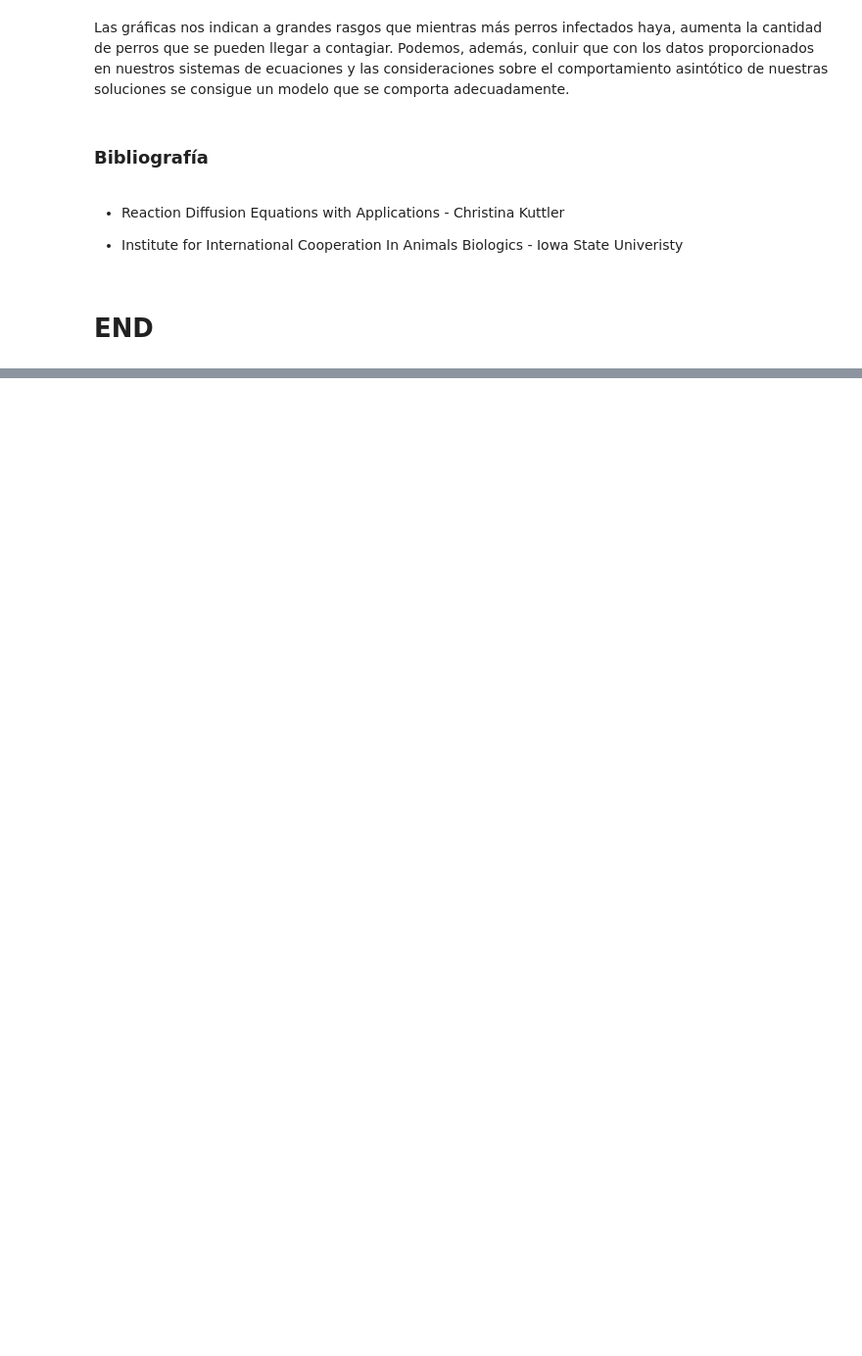
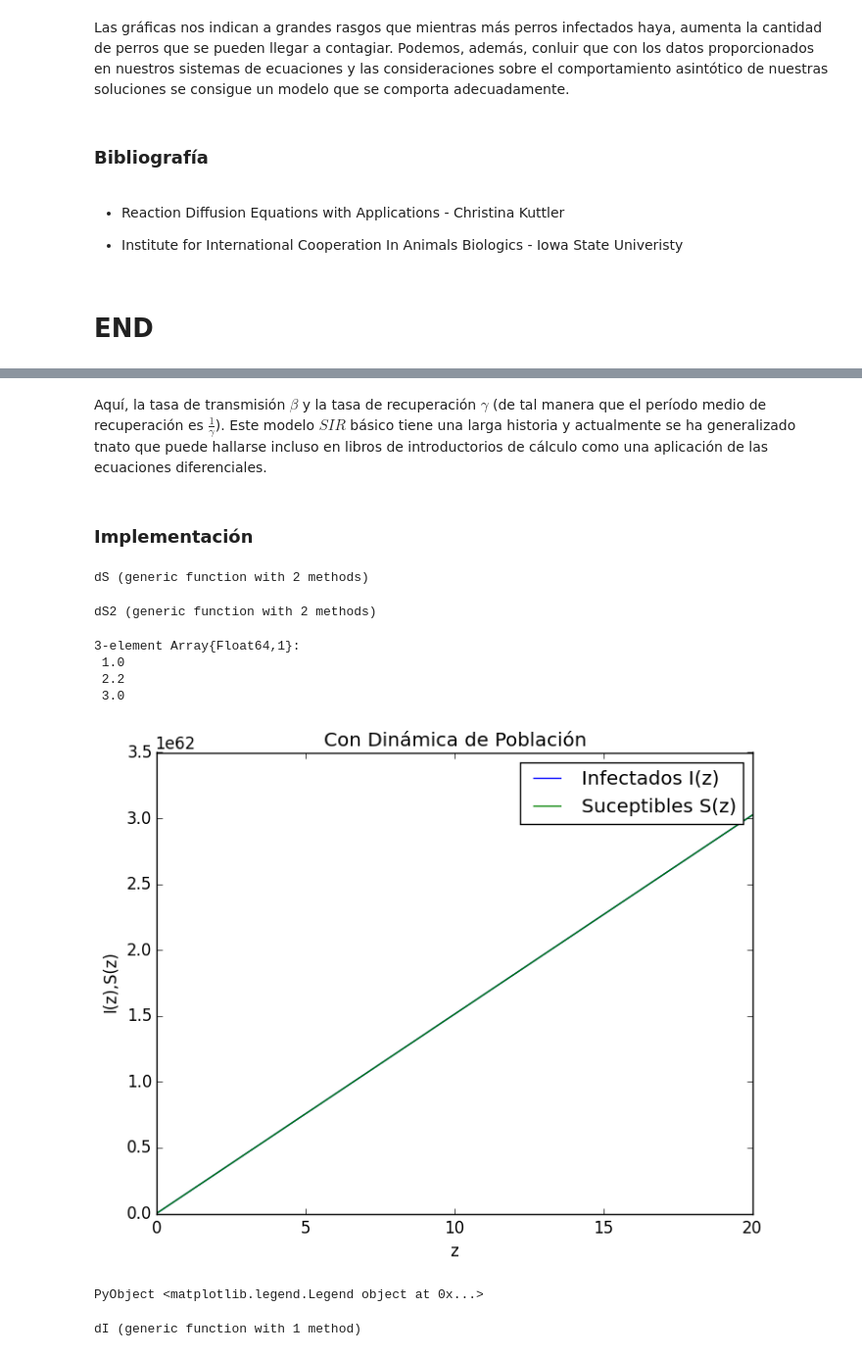
Before and after one commit to a9lara/GitSchoolRepository, a Jupyter notebook: ProyectoFinalPA.ipynb, the cells around one changed output, grey strips where cells are left out. Shown at 98% size. Saved outputs shown, nothing was run; the diff lists cells and outputs as text; code cells hidden in the pictures; blank space fills up the shorter version.

```diff
--- a/ProyectoFinalPA.ipynb
+++ b/ProyectoFinalPA.ipynb
@@ -345,0 +364,43 @@ Las gráficas nos indican a grandes rasgos que mientras más perros infectados h
+# %% [markdown]
+Aquí, la tasa de transmisión $\beta$ y la tasa de recuperación $\gamma$ (de tal manera que el período medio de recuperación es $\frac{1}{\gamma}$). Este modelo $SIR$ básico tiene una larga historia y actualmente se ha generalizado tnato que puede hallarse incluso en libros de introductorios de cálculo como una aplicación de las ecuaciones diferenciales.
+# %% [markdown]
+### Implementación
+# %%
+function dS(x,t)
+    -β*S0*I
+end
+# %% [output]
+dS (generic function with 2 methods)
+# %%
+function dS2(x,t)
+     I=x[1]
+    S=x[2]
+    v=x[3]
+    -x[1]*x[2]*x[3]
+end
+# %% [output]
+dS2 (generic function with 2 methods)
+# %%
+x1=[1,2.2,3]
+# %% [output]
+3-element Array{Float64,1}:
+ 1.0
+ 2.2
+ 3.0
+# %%
+tps2,resultados_dip=integrar(dS2,x1,0,0.1,20);
+plot(tps2,resultados_dip[:;1],label="Infectados I(z)")
+plot(tps2,resultados_dip[:;2],label="Suceptibles S(z)")
+xlabel("z")
+ylabel("I(z),S(z)")
+title("Con Dinámica de Población")
+legend()
+# %% [output]
+[figure, added]
+PyObject <matplotlib.legend.Legend object at 0x...>
+# %%
+function dI(ti,h,tf,β,γ,S0,I0)
+    β*S0*I-γ*I
+end
+# %% [output]
+dI (generic function with 1 method)
```
Also changed, not shown: parts of 6 cells of this notebook.
